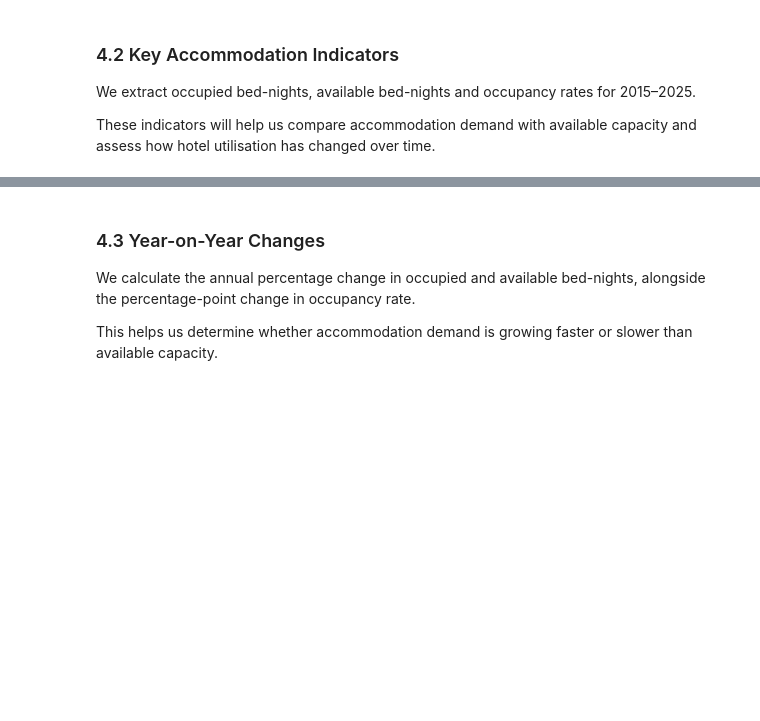
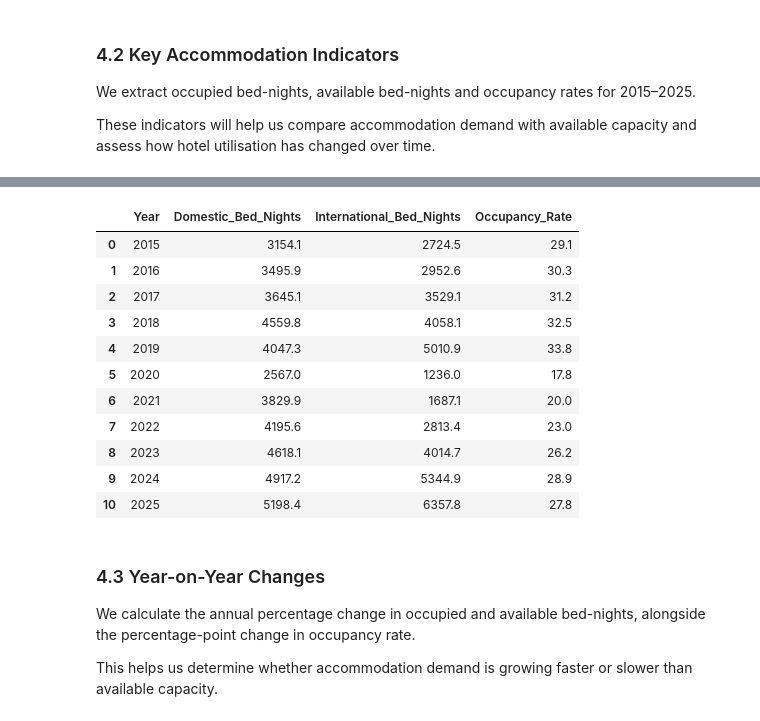
Before and after one commit to james-mutunga/Final-Capstone-Project, a Jupyter notebook: kenya_tourism_analysis.ipynb, the cells around one changed output, grey strips where cells are left out. Cells and saved outputs as stored; diff of their text form; code cells hidden in the pictures; blank space fills up the shorter version.

```diff
--- a/kenya_tourism_analysis.ipynb
+++ b/kenya_tourism_analysis.ipynb
@@ -1235,3 +1224,55 @@ df_accommodation
+# %%
+import pandas as pd
+
+hotel_demand = pd.DataFrame({
+    "Year": list(range(2015, 2026)),
+
+    "Domestic_Bed_Nights": [
+        3154.1, 3495.9, 3645.1, 4559.8, 4047.3,
+        2567.0, 3829.9, 4195.6, 4618.1, 4917.2, 5198.4
+    ],
+
+    "Total_Occupied_Bed_Nights": [
+        5878.6, 6448.5, 7174.2, 8617.9, 9058.2,
+        3803.0, 5517.0, 7009.0, 8632.8, 10262.1, 11556.2
+    ],
+
+    "Occupancy_Rate": [
+        29.1, 30.3, 31.2, 32.5, 33.8,
+        17.8, 20.0, 23.0, 26.2, 28.9, 27.8
+    ]
+})
+
+hotel_demand["International_Bed_Nights"] = (
+    hotel_demand["Total_Occupied_Bed_Nights"]
+    - hotel_demand["Domestic_Bed_Nights"]
+)
+
+hotel_demand = hotel_demand[
+    [
+        "Year",
+        "Domestic_Bed_Nights",
+        "International_Bed_Nights",
+        "Occupancy_Rate"
+    ]
+]
+
+hotel_demand.to_csv("hotel_demand.csv", index=False)
+
+hotel_demand
+# %% [output]
+|  | Year | Domestic_Bed_Nights | International_Bed_Nights | Occupancy_Rate |
+| 0 | 2015 | 3154.1 | 2724.5 | 29.1 |
+| 1 | 2016 | 3495.9 | 2952.6 | 30.3 |
+| 2 | 2017 | 3645.1 | 3529.1 | 31.2 |
+| 3 | 2018 | 4559.8 | 4058.1 | 32.5 |
+| 4 | 2019 | 4047.3 | 5010.9 | 33.8 |
+| 5 | 2020 | 2567.0 | 1236.0 | 17.8 |
+| 6 | 2021 | 3829.9 | 1687.1 | 20.0 |
+| 7 | 2022 | 4195.6 | 2813.4 | 23.0 |
+| 8 | 2023 | 4618.1 | 4014.7 | 26.2 |
+| 9 | 2024 | 4917.2 | 5344.9 | 28.9 |
+| 10 | 2025 | 5198.4 | 6357.8 | 27.8 |
 # %%
 df_accommodation["Available_Growth_%"] = (
     df_accommodation["Available_Bed_Nights"]
```
Also changed, not shown: parts of 5 cells of this notebook, 5 other files.
